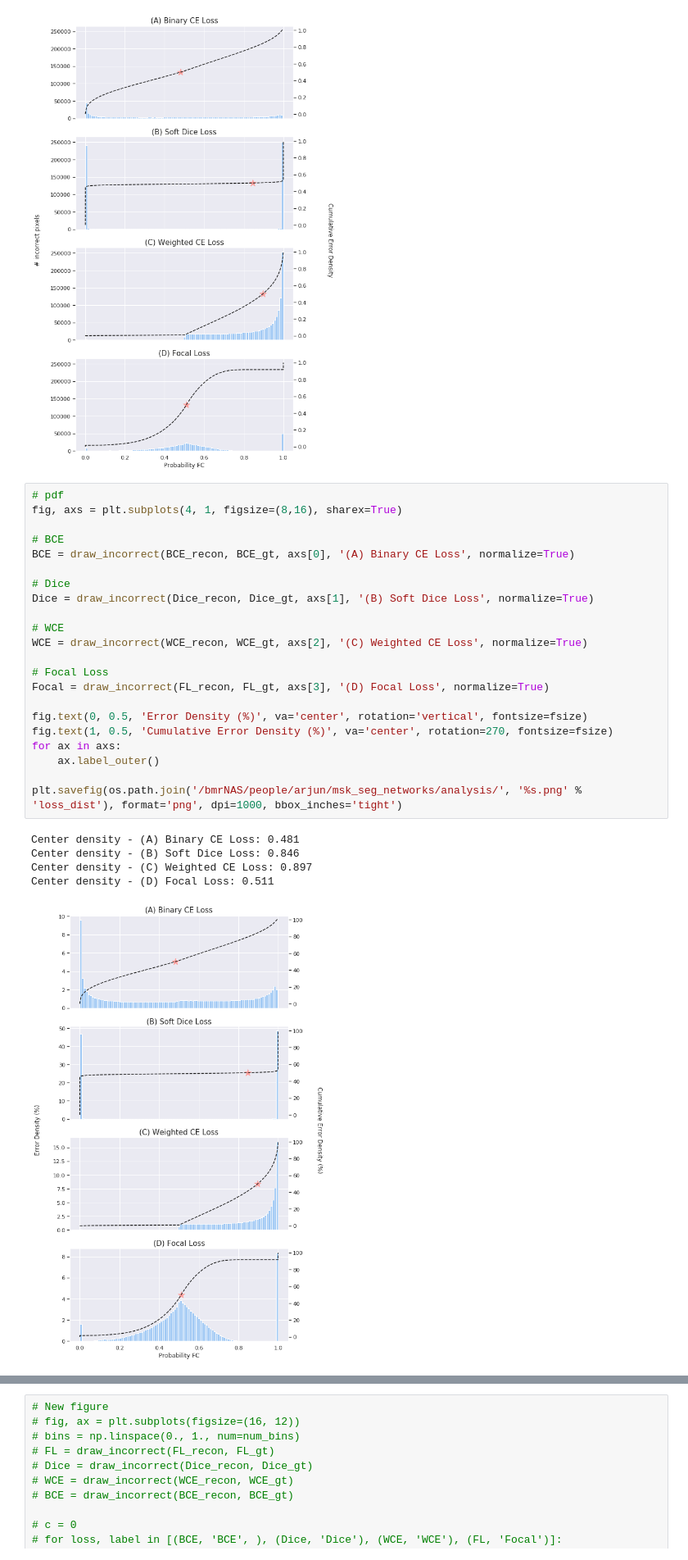
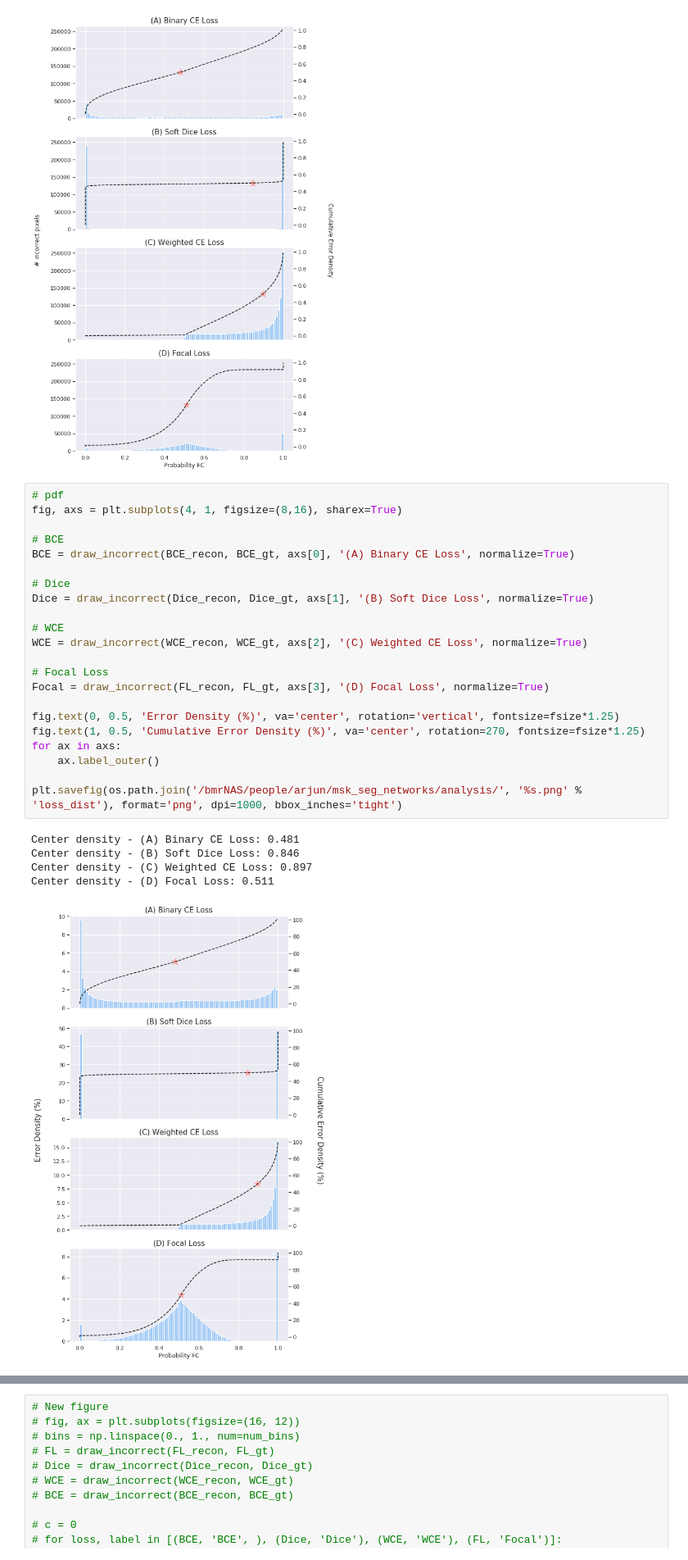
Before and after one commit to ad12/MedSegPy, a Jupyter notebook: analysis/loss_analysis.ipynb, the cells around one changed output, grey strips where cells are left out. Shown at 82% size. Cells and saved outputs as stored; diff of their text form.

```diff
--- a/analysis/loss_analysis.ipynb
+++ b/analysis/loss_analysis.ipynb
@@ -166,28 +167,28 @@ Center density - (D) Focal Loss: 0.511
 # %%
 # pdf
 fig, axs = plt.subplots(4, 1, figsize=(8,16), sharex=True)
 
 # BCE
 BCE = draw_incorrect(BCE_recon, BCE_gt, axs[0], '(A) Binary CE Loss', normalize=True)
 
 # Dice
 Dice = draw_incorrect(Dice_recon, Dice_gt, axs[1], '(B) Soft Dice Loss', normalize=True)
 
 # WCE
 WCE = draw_incorrect(WCE_recon, WCE_gt, axs[2], '(C) Weighted CE Loss', normalize=True)
 
 # Focal Loss
 Focal = draw_incorrect(FL_recon, FL_gt, axs[3], '(D) Focal Loss', normalize=True)
 
-fig.text(0, 0.5, 'Error Density (%)', va='center', rotation='vertical', fontsize=fsize)
-fig.text(1, 0.5, 'Cumulative Error Density (%)', va='center', rotation=270, fontsize=fsize)
+fig.text(0, 0.5, 'Error Density (%)', va='center', rotation='vertical', fontsize=fsize*1.25)
+fig.text(1, 0.5, 'Cumulative Error Density (%)', va='center', rotation=270, fontsize=fsize*1.25)
 for ax in axs:
     ax.label_outer()
 
 plt.savefig(os.path.join('/bmrNAS/people/arjun/msk_seg_networks/analysis/', '%s.png' % 'loss_dist'), format='png', dpi=1000, bbox_inches='tight')
 # %% [output]
 Center density - (A) Binary CE Loss: 0.481
 Center density - (B) Soft Dice Loss: 0.846
 Center density - (C) Weighted CE Loss: 0.897
 Center density - (D) Focal Loss: 0.511
-[figure, old version]
+[figure, new version]
```
Also changed, not shown: parts of 2 cells of this notebook, 5 other files.
